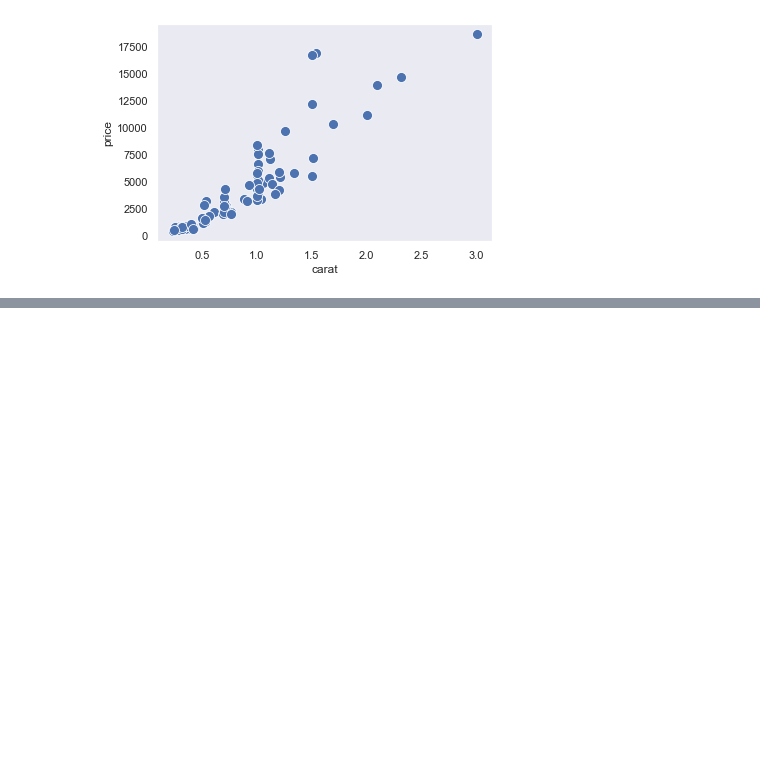
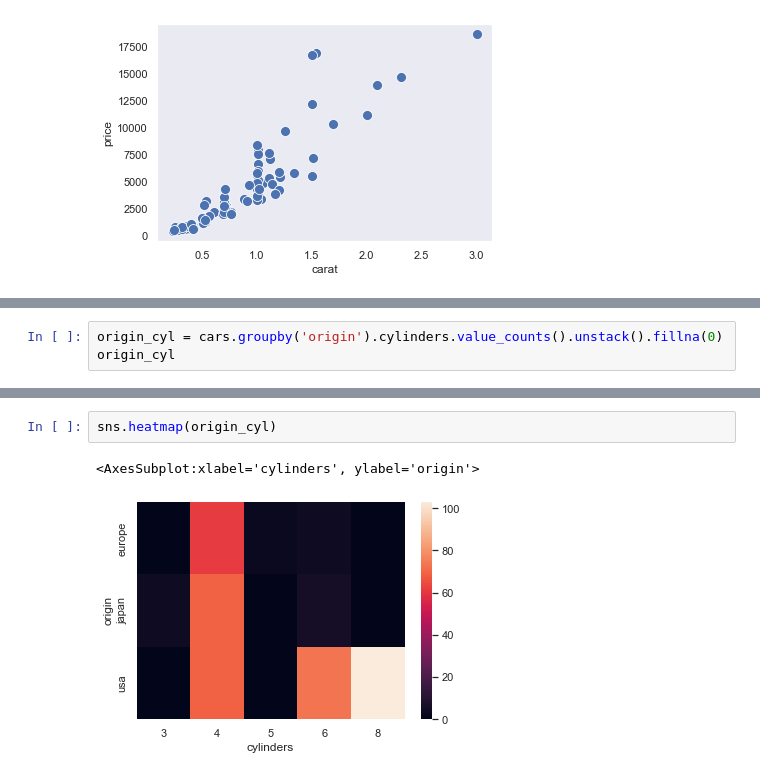
Before and after one commit to sinchan-s/everything_data_science, a Jupyter notebook: Seaborn tuts.ipynb, the cells around one changed output, grey strips where cells are left out. Saved outputs shown, nothing was run; the diff lists cells and outputs as text; blank space fills up the shorter version.

Commit message:
Heatmap

```diff
--- a/Seaborn tuts.ipynb
+++ b/Seaborn tuts.ipynb
@@ -1018,0 +1059,3 @@ sns.scatterplot(x='carat', y='price', data=diamonds3, s=200, marker='*', edgecol
+# %%
+origin_cyl = cars.groupby('origin').cylinders.value_counts().unstack().fillna(0)
+origin_cyl
@@ -1018,0 +1068,5 @@ sns.scatterplot(x='carat', y='price', data=diamonds3, s=200, marker='*', edgecol
+# %%
+sns.heatmap(origin_cyl)
+# %% [output]
+<AxesSubplot:xlabel='cylinders', ylabel='origin'>
+[figure, added]
```
Also changed, not shown: parts of 37 cells of this notebook.
